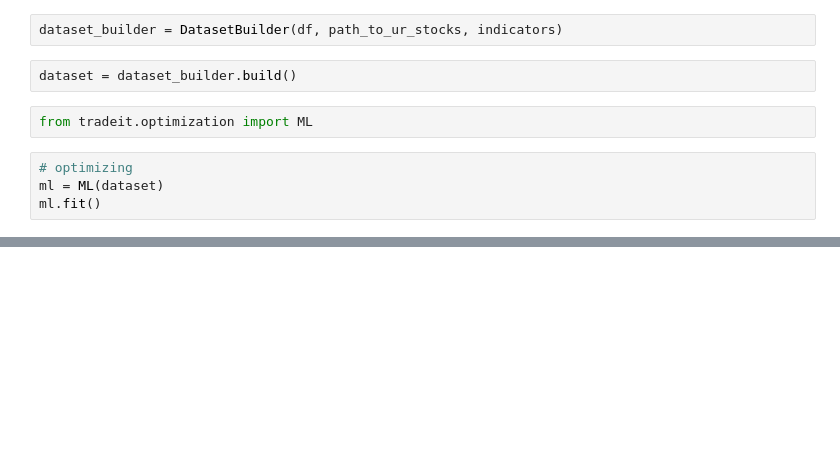
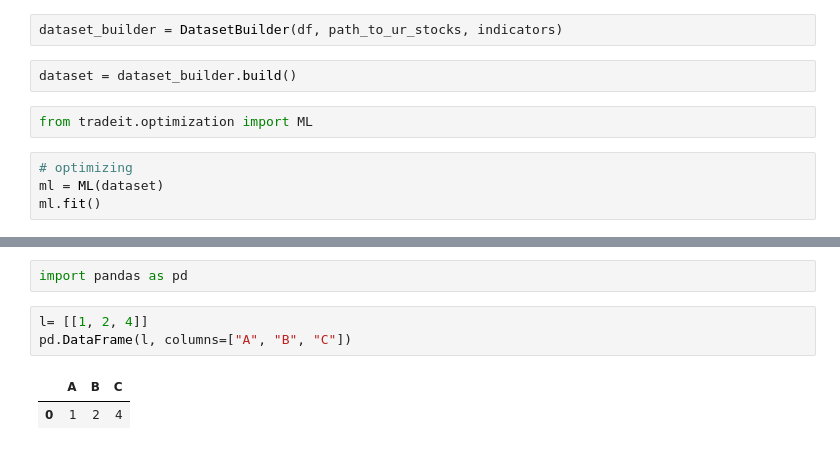
Before and after one commit to abdel-ely-ds/just-trade-it, a Jupyter notebook: Untitled.ipynb, the cells around one changed output, grey strips where cells are left out. Cells and saved outputs as stored; diff of their text form; blank space fills up the shorter version.

```diff
--- a/Untitled.ipynb
+++ b/Untitled.ipynb
@@ -58,0 +84,8 @@ ml.evaluate()
+# %%
+import pandas as pd
+# %%
+l= [[1, 2, 4]]
+pd.DataFrame(l, columns=["A", "B", "C"])
+# %% [output]
+|  | A | B | C |
+| 0 | 1 | 2 | 4 |
```
Also changed, not shown: parts of 5 cells of this notebook, 3 other files.
